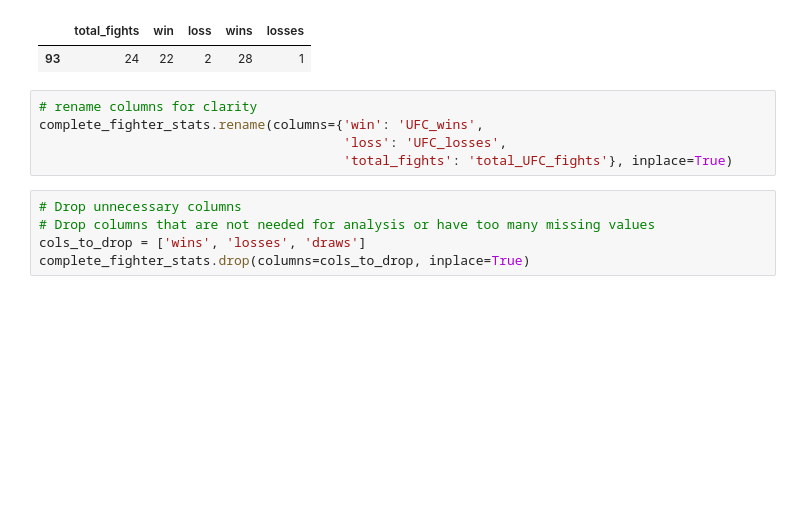
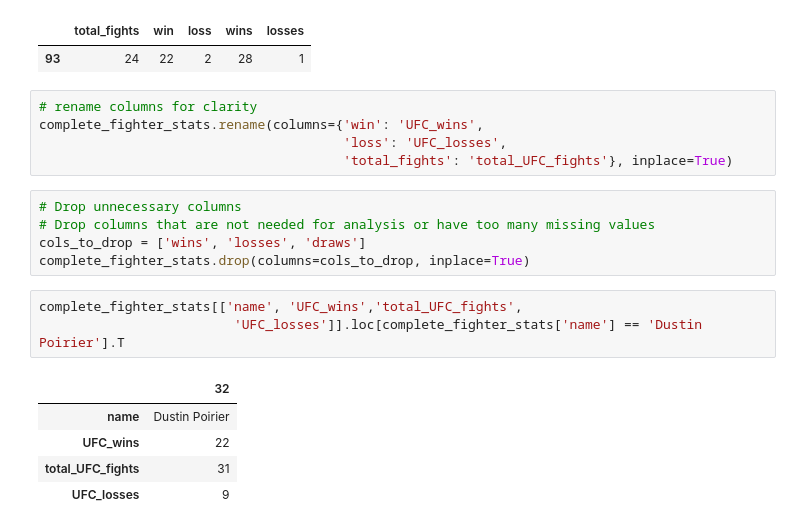
Before and after one commit to sgracia19/UFC_Fighter_Segmentation, a Jupyter notebook: notebooks/01_Data_Processing.ipynb, the cells around one changed output. Saved outputs shown, nothing was run; the diff lists cells and outputs as text; blank space fills up the shorter version.

```diff
--- a/notebooks/01_Data_Processing.ipynb
+++ b/notebooks/01_Data_Processing.ipynb
@@ -511,3 +511,12 @@ complete_fighter_stats.rename(columns={'win': 'UFC_wins',
 # Drop columns that are not needed for analysis or have too many missing values
 cols_to_drop = ['wins', 'losses', 'draws']
 complete_fighter_stats.drop(columns=cols_to_drop, inplace=True)
+# %%
+complete_fighter_stats[['name', 'UFC_wins','total_UFC_fights',
+                         'UFC_losses']].loc[complete_fighter_stats['name'] == 'Dustin Poirier'].T
+# %% [output]
+|  | 32 |
+| name | Dustin Poirier |
+| UFC_wins | 22 |
+| total_UFC_fights | 31 |
+| UFC_losses | 9 |
```
Also changed, not shown: parts of 2 cells of this notebook, 3 other files.
